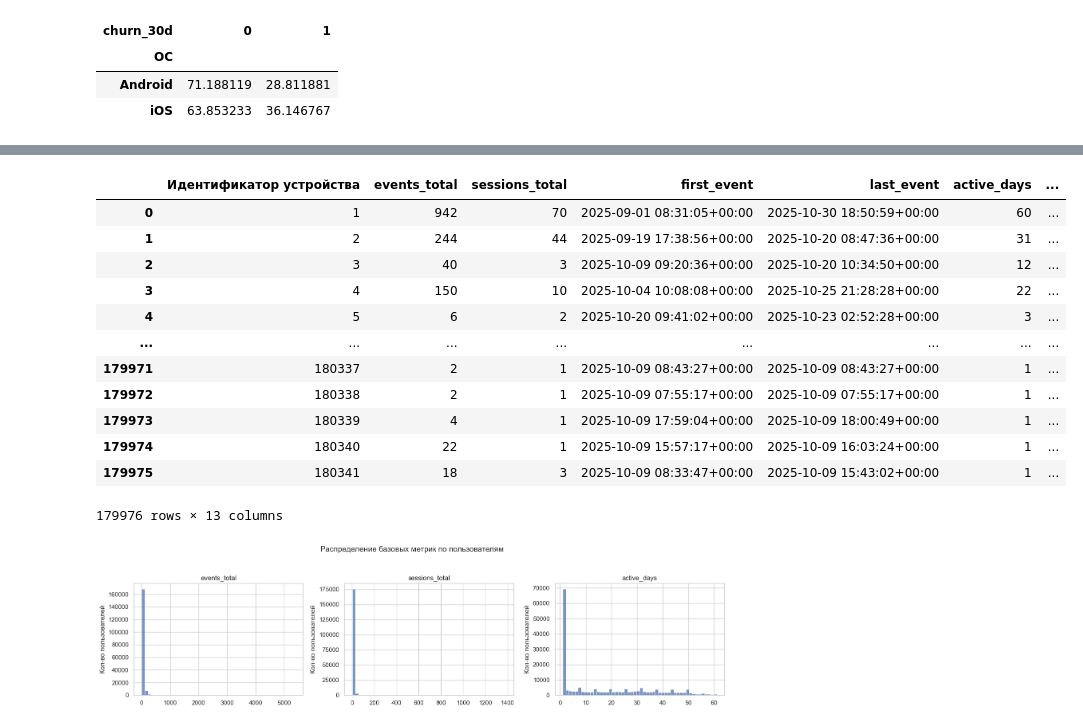
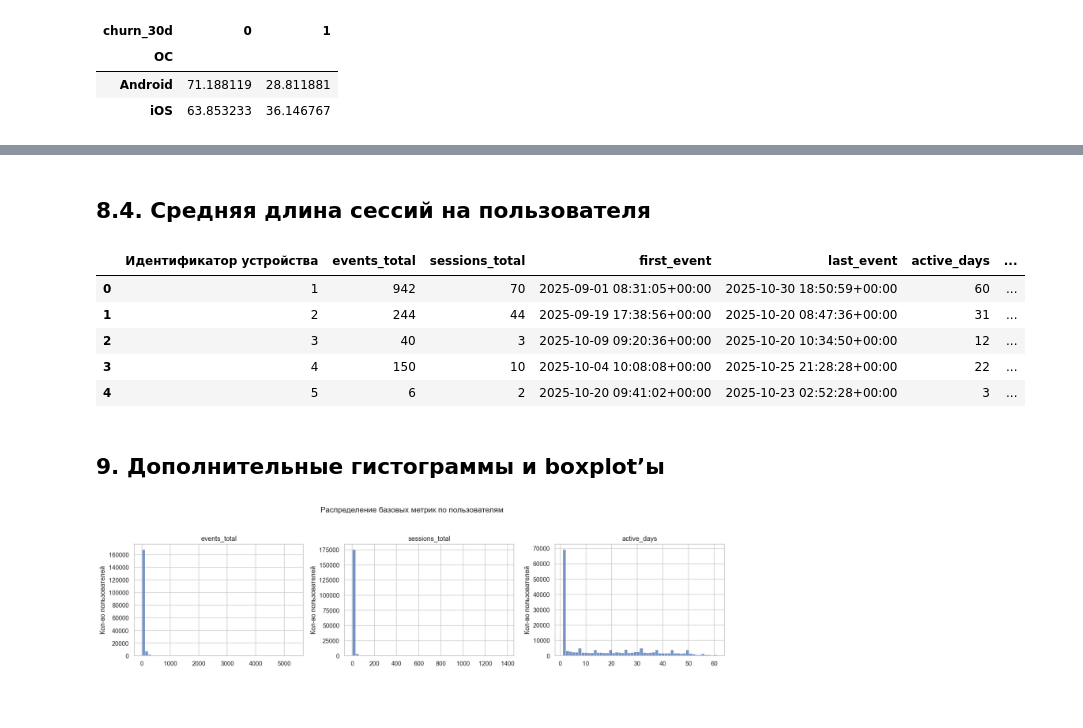
Before and after one commit to FedeVas/mobile-app-churn-analysis, a Jupyter notebook: notebooks/01_eda_events.ipynb, the cells around one changed output, grey strips where cells are left out. Cells and saved outputs as stored; diff of their text form; code cells hidden in the pictures; blank space fills up the shorter version.

```diff
--- a/notebooks/01_eda_events.ipynb
+++ b/notebooks/01_eda_events.ipynb
@@ -49,3 +65,6 @@ df.isna().mean().sort_values(ascending=False).head(10)
 Тип устройства                      0.000000
 ОС                                  0.000000
 dtype: float64
+# %%
+df['Действие'] = df['Действие'].cat.add_categories(['no_action'])
+df['Действие'] = df['Действие'].fillna('no_action')
@@ -62,5 +82,0 @@ print("Диапазон дат:", df['Дата и время события'].mi
-# %%
-df["Дата и время события"] = pd.to_datetime(df["Дата и время события"].str.split('[', n=1).str[0], utc=True, format="ISO8601")
-df['date'] = df['Дата и время события'].dt.date
-df['hour'] = df['Дата и время события'].dt.hour
-df['weekday'] = df['Дата и время события'].dt.dayofweek  # 0=понедельник
@@ -362,7 +350,0 @@ Name: proportion, dtype: float64
-# %%
-df['session_id'] = (
-    df['Идентификатор устройства'].astype(str) + '_' +
-    df['Номер сессии в рамках устройства'].astype(str)
-)
-
-df['session_id'].nunique()
@@ -376,4 +362,6 @@ session_agg = df.groupby('session_id').agg(
     session_end=('Дата и время события', 'max')
 ).reset_index()
 
-session_agg['session_duration_sec'] = (session_agg['session_end'] - session_agg['session_start']).dt.total_seconds()
+session_agg['session_duration_sec'] = (
+    session_agg['session_end'] - session_agg['session_start']
+).dt.total_seconds()
@@ -455,35 +424,20 @@ plt.show()
+# %% [markdown]
+## 8.4. Средняя длина сессий на пользователя
 # %%
-session_agg = df.groupby('session_id').agg(
-    device_id=('Идентификатор устройства', 'first'),
-    events_in_session=('Дата и время события', 'size'),
-    session_start=('Дата и время события', 'min'),
-    session_end=('Дата и время события', 'max')
-).reset_index()
-
-session_agg['session_duration_sec'] = (
-    session_agg['session_end'] - session_agg['session_start']
-).dt.total_seconds()
-
-# Агрегация на пользователя
 session_by_user = session_agg.groupby('device_id').agg(
     mean_session_events=('events_in_session', 'mean'),
     mean_session_duration=('session_duration_sec', 'mean')
 ).reset_index().rename(columns={'device_id': 'Идентификатор устройства'})
 
 user_agg = user_agg.merge(session_by_user, on='Идентификатор устройства', how='left')
-user_agg
+user_agg.head()
 # %% [output]
 |  | Идентификатор устройства | events_total | sessions_total | first_event | last_event | active_days | ... |
 | 0 | 1 | 942 | 70 | 2025-09-01 08:31:05+00:00 | 2025-10-30 18:50:59+00:00 | 60 | ... |
 | 1 | 2 | 244 | 44 | 2025-09-19 17:38:56+00:00 | 2025-10-20 08:47:36+00:00 | 31 | ... |
 | 2 | 3 | 40 | 3 | 2025-10-09 09:20:36+00:00 | 2025-10-20 10:34:50+00:00 | 12 | ... |
 | 3 | 4 | 150 | 10 | 2025-10-04 10:08:08+00:00 | 2025-10-25 21:28:28+00:00 | 22 | ... |
 | 4 | 5 | 6 | 2 | 2025-10-20 09:41:02+00:00 | 2025-10-23 02:52:28+00:00 | 3 | ... |
-| ... | ... | ... | ... | ... | ... | ... | ... |
-| 179971 | 180337 | 2 | 1 | 2025-10-09 08:43:27+00:00 | 2025-10-09 08:43:27+00:00 | 1 | ... |
-| 179972 | 180338 | 2 | 1 | 2025-10-09 07:55:17+00:00 | 2025-10-09 07:55:17+00:00 | 1 | ... |
-| 179973 | 180339 | 4 | 1 | 2025-10-09 17:59:04+00:00 | 2025-10-09 18:00:49+00:00 | 1 | ... |
-| 179974 | 180340 | 22 | 1 | 2025-10-09 15:57:17+00:00 | 2025-10-09 16:03:24+00:00 | 1 | ... |
-| 179975 | 180341 | 18 | 3 | 2025-10-09 08:33:47+00:00 | 2025-10-09 15:43:02+00:00 | 1 | ... |
-179976 rows × 13 columns
+# %% [markdown]
+## 9. Дополнительные гистограммы и boxplot’ы
 # %%
```
Also changed, not shown: parts of 71 cells of this notebook, 29 other files.
